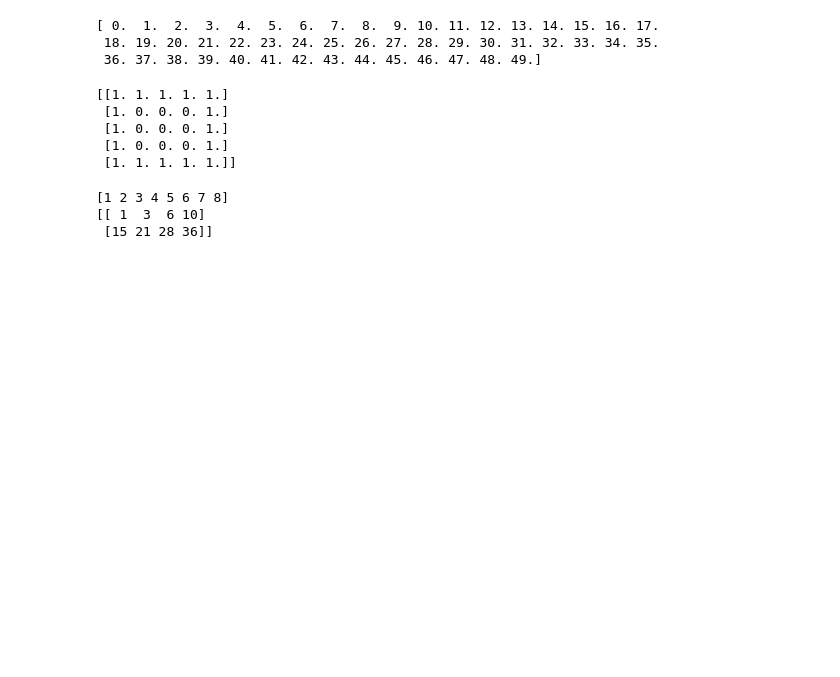
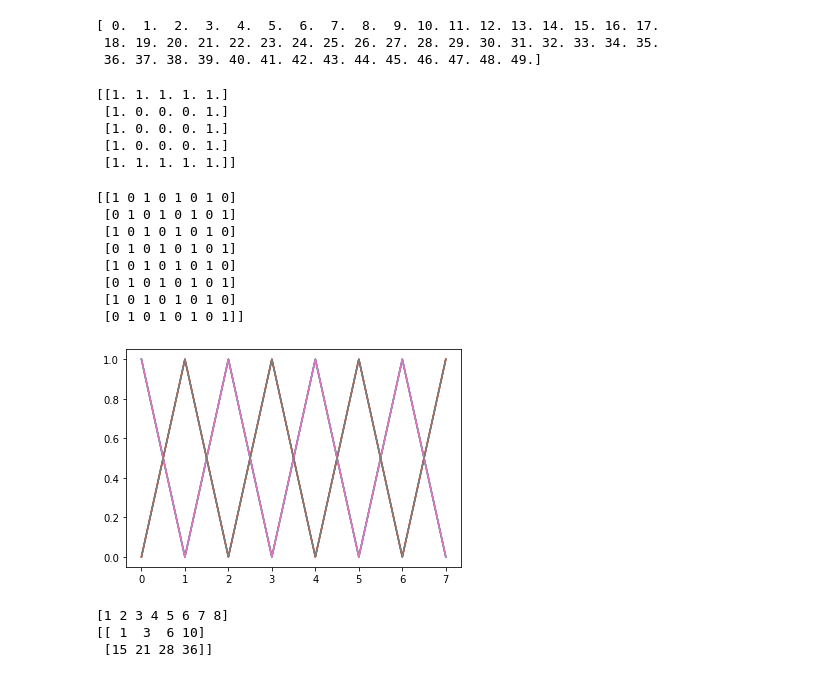
Before and after one commit to Tsovinar1986/numpy, a Jupyter notebook: numpy task exercises.ipynb, the cells around one changed output. Cells and saved outputs as stored; diff of their text form; code cells hidden in the pictures; blank space fills up the shorter version.

```diff
--- a/numpy task exercises.ipynb
+++ b/numpy task exercises.ipynb
@@ -379,6 +379,22 @@ print(x)
  [1. 1. 1. 1. 1.]]
 # %%
 #31
+x = np.zeros((8,8),int)
+y = x[0::2, 0::2]=1
+z = x[1::2,1::2] =1
+print(x)
+plt.plot(x)
+plt.show()
+# %% [output]
+[[1 0 1 0 1 0 1 0]
+ [0 1 0 1 0 1 0 1]
+ [1 0 1 0 1 0 1 0]
+ [0 1 0 1 0 1 0 1]
+ [1 0 1 0 1 0 1 0]
+ [0 1 0 1 0 1 0 1]
+ [1 0 1 0 1 0 1 0]
+ [0 1 0 1 0 1 0 1]]
+[figure, added]
 # %%
 #32
 x = np.arange(1,9)
```
